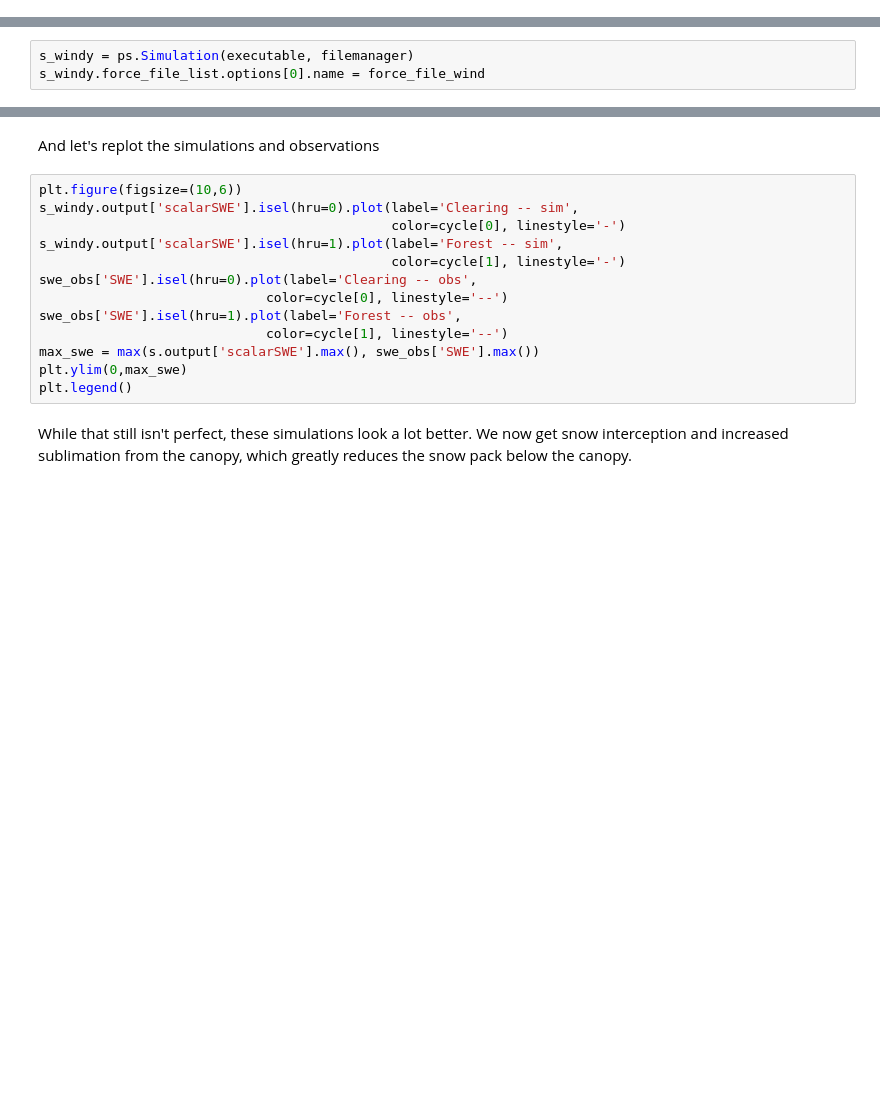
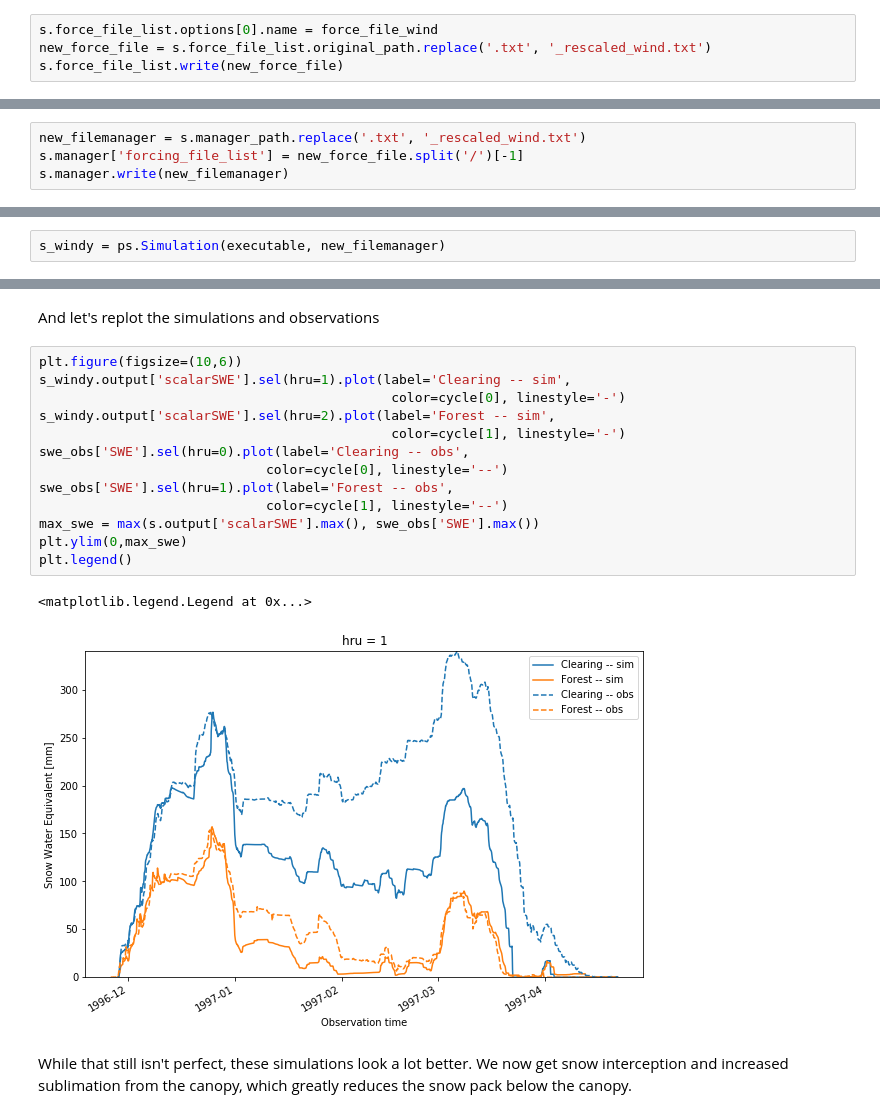
Before and after one commit to bartnijssen/cuahsi_vu, a Jupyter notebook: homework_1/homework_1_C_exercise_1.ipynb, the cells around one changed output, grey strips where cells are left out. Drawn from its saved outputs; the diff is of its cells as text; blank space fills up the shorter version.

Commit message:
Update homework 1 to create new setups for each simulation

```diff
--- a/homework_1/homework_1_C_exercise_1.ipynb
+++ b/homework_1/homework_1_C_exercise_1.ipynb
@@ -113,0 +162,4 @@ Almost there. The one thing left to do is to update the file with the names of t
+# %%
+s.force_file_list.options[0].name = force_file_wind
+new_force_file = s.force_file_list.original_path.replace('.txt', '_rescaled_wind.txt')
+s.force_file_list.write(new_force_file)
@@ -113,0 +168,4 @@ Almost there. The one thing left to do is to update the file with the names of t
+# %%
+new_filemanager = s.manager_path.replace('.txt', '_rescaled_wind.txt')
+s.manager['forcing_file_list'] = new_force_file.split('/')[-1]
+s.manager.write(new_filemanager)
@@ -114,5 +174,4 @@ Almost there. The one thing left to do is to update the file with the names of t
 # %%
-s_windy = ps.Simulation(executable, filemanager)
-s_windy.force_file_list.options[0].name = force_file_wind
+s_windy = ps.Simulation(executable, new_filemanager)
 # %%
 print(s_windy.force_file_list)
@@ -124,17 +185,20 @@ s_windy.run('local', run_suffix='rescaled_wind')
 And let's replot the simulations and observations
 # %%
 plt.figure(figsize=(10,6))
-s_windy.output['scalarSWE'].isel(hru=0).plot(label='Clearing -- sim',
+s_windy.output['scalarSWE'].sel(hru=1).plot(label='Clearing -- sim',
                                              color=cycle[0], linestyle='-')
-s_windy.output['scalarSWE'].isel(hru=1).plot(label='Forest -- sim',
+s_windy.output['scalarSWE'].sel(hru=2).plot(label='Forest -- sim',
                                              color=cycle[1], linestyle='-')
-swe_obs['SWE'].isel(hru=0).plot(label='Clearing -- obs',
+swe_obs['SWE'].sel(hru=0).plot(label='Clearing -- obs',
                              color=cycle[0], linestyle='--')
-swe_obs['SWE'].isel(hru=1).plot(label='Forest -- obs',
+swe_obs['SWE'].sel(hru=1).plot(label='Forest -- obs',
                              color=cycle[1], linestyle='--')
 max_swe = max(s.output['scalarSWE'].max(), swe_obs['SWE'].max())
 plt.ylim(0,max_swe)
 plt.legend()
+# %% [output]
+<matplotlib.legend.Legend at 0x...>
+[figure, added]
 # %% [markdown]
 While that still isn't perfect, these simulations look a lot better. We now get snow interception and increased sublimation from the canopy, which greatly reduces the snow pack below the canopy.
 # %% [markdown]
```
Also changed, not shown: parts of 16 cells of this notebook, 2 other files.
